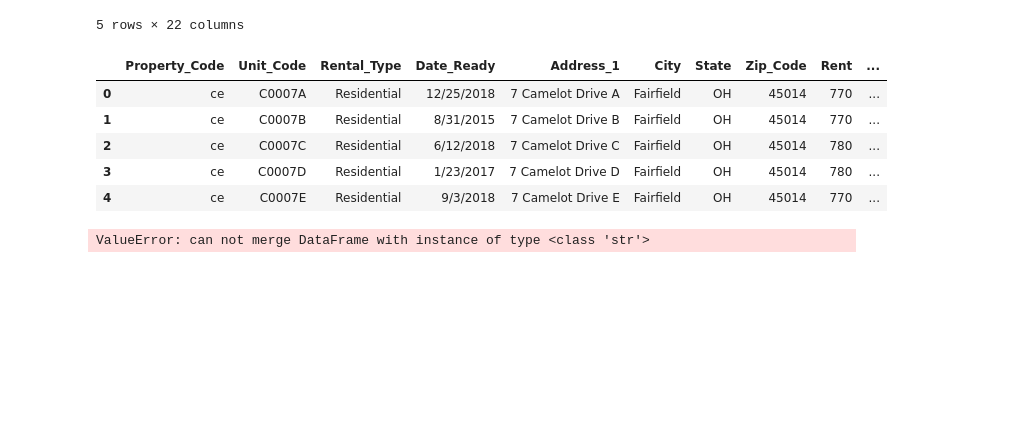
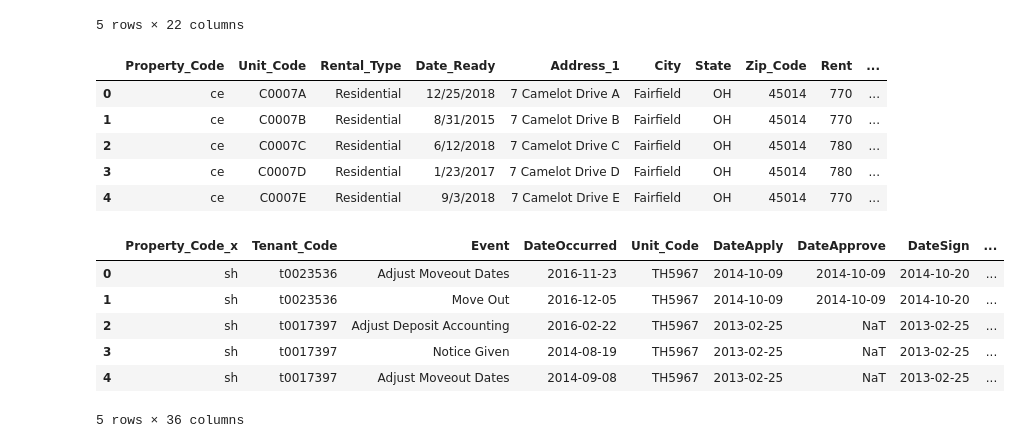
Before and after one commit to richinohio/Final_Project, a Jupyter notebook: Tenants.ipynb, the cells around one changed output. Drawn from its saved outputs; the diff is of its cells as text; code cells hidden in the pictures; blank space fills up the shorter version.

```diff
--- a/Tenants.ipynb
+++ b/Tenants.ipynb
@@ -140,10 +140,16 @@ apt_types_df = apt_types_df.dropna(subset = ["Unit_Code"])
 moveout["Unit_Code"] = moveout.Unit_Code.astype(str)
 apt_types_df["Unit_Code"] = apt_types_df.Unit_Code.astype(str)
 # %%
-tenant_apt = pd.merge(moveout, apt_types, on = "Unit_Code")
+tenant_apt = pd.merge(moveout, apt_types_df, on = "Unit_Code", how= "inner")
 tenant_apt.head()
 # %% [output]
+|  | Property_Code_x | Tenant_Code | Event | DateOccurred | Unit_Code | DateApply | DateApprove | DateSign | ... |
+| 0 | sh | t0023536 | Adjust Moveout Dates | 2016-11-23 | TH5967 | 2014-10-09 | 2014-10-09 | 2014-10-20 | ... |
+| 1 | sh | t0023536 | Move Out | 2016-12-05 | TH5967 | 2014-10-09 | 2014-10-09 | 2014-10-20 | ... |
+| 2 | sh | t0017397 | Adjust Deposit Accounting | 2016-02-22 | TH5967 | 2013-02-25 | NaT | 2013-02-25 | ... |
+| 3 | sh | t0017397 | Notice Given | 2014-08-19 | TH5967 | 2013-02-25 | NaT | 2013-02-25 | ... |
+| 4 | sh | t0017397 | Adjust Moveout Dates | 2014-09-08 | TH5967 | 2013-02-25 | NaT | 2013-02-25 | ... |
-ValueError: can not merge DataFrame with instance of type <class 'str'>
+5 rows × 36 columns
 # %%
 cannotafford = tenants_df.loc[tenants_df["Notes"] == "Cannot Afford Apartment"]
 cannotafford_df = cannotafford.groupby("Event").count()
```
